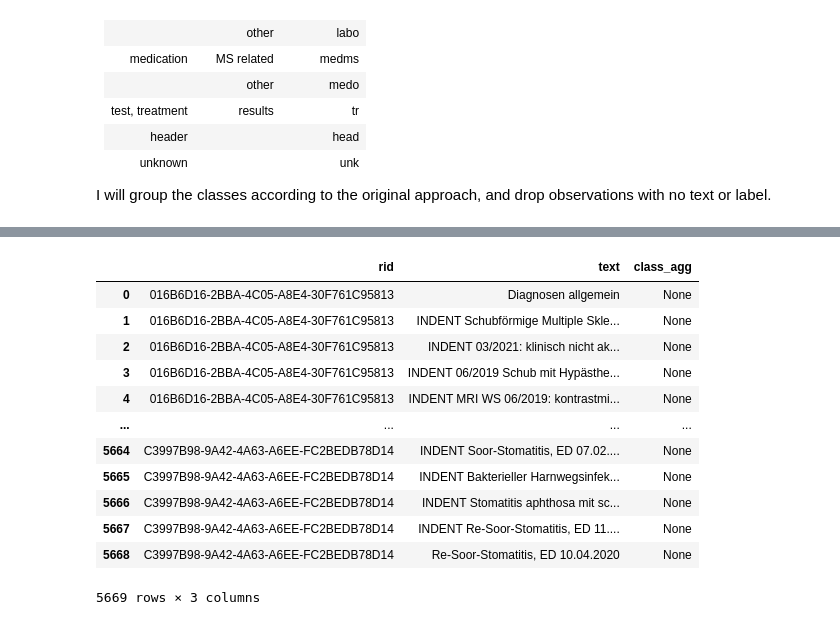
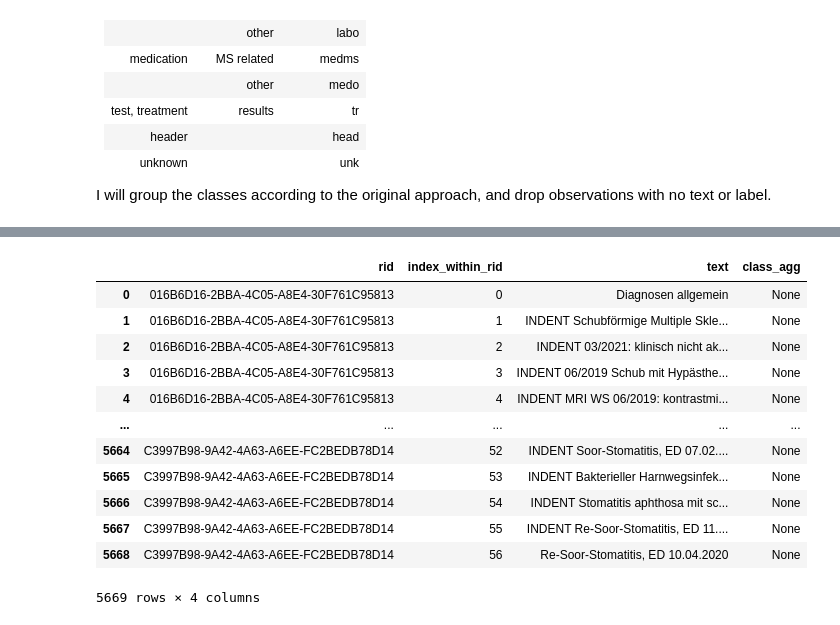
Before and after one commit to maregli/inf-extr, a Jupyter notebook: notebooks/data_preprocessing/01_classifying_text_lines.ipynb, the cells around one changed output, grey strips where cells are left out. Cells and saved outputs as stored; diff of their text form; code cells hidden in the pictures.

Commit message:
added support for index within rid

```diff
--- a/notebooks/data_preprocessing/01_classifying_text_lines.ipynb
+++ b/notebooks/data_preprocessing/01_classifying_text_lines.ipynb
@@ -194,23 +197,23 @@ df_test.to_csv(os.path.join(paths.DATA_PATH_PREPROCESSED, "line-label/line-label
 # %%
 # Loading all of the data for dataset clf2 construction
 df_all = pd.read_csv(paths.DATA_PATH_PREPROCESSED/"midatams/seantis_kisim.csv")
-df_all = df_all[["research_id", "text"]].rename(columns={"research_id": "rid"})
+df_all = df_all[["research_id", "index_within_rid","text"]].rename(columns={"research_id": "rid"})
 df_all["class_agg"] = None
 df_all
 # %% [output]
-|  | rid | text | class_agg |
-| 0 | 016B6D16-2BBA-4C05-A8E4-30F761C95813 | Diagnosen allgemein | None |
-| 1 | 016B6D16-2BBA-4C05-A8E4-30F761C95813 | INDENT Schubförmige Multiple Skle... | None |
-| 2 | 016B6D16-2BBA-4C05-A8E4-30F761C95813 | INDENT 03/2021: klinisch nicht ak... | None |
-| 3 | 016B6D16-2BBA-4C05-A8E4-30F761C95813 | INDENT 06/2019 Schub mit Hypästhe... | None |
-| 4 | 016B6D16-2BBA-4C05-A8E4-30F761C95813 | INDENT MRI WS 06/2019: kontrastmi... | None |
-| ... | ... | ... | ... |
-| 5664 | C3997B98-9A42-4A63-A6EE-FC2BEDB78D14 | INDENT Soor-Stomatitis, ED 07.02.... | None |
-| 5665 | C3997B98-9A42-4A63-A6EE-FC2BEDB78D14 | INDENT Bakterieller Harnwegsinfek... | None |
-| 5666 | C3997B98-9A42-4A63-A6EE-FC2BEDB78D14 | INDENT Stomatitis aphthosa mit sc... | None |
-| 5667 | C3997B98-9A42-4A63-A6EE-FC2BEDB78D14 | INDENT Re-Soor-Stomatitis, ED 11.... | None |
-| 5668 | C3997B98-9A42-4A63-A6EE-FC2BEDB78D14 | Re-Soor-Stomatitis, ED 10.04.2020 | None |
+|  | rid | index_within_rid | text | class_agg |
+| 0 | 016B6D16-2BBA-4C05-A8E4-30F761C95813 | 0 | Diagnosen allgemein | None |
+| 1 | 016B6D16-2BBA-4C05-A8E4-30F761C95813 | 1 | INDENT Schubförmige Multiple Skle... | None |
+| 2 | 016B6D16-2BBA-4C05-A8E4-30F761C95813 | 2 | INDENT 03/2021: klinisch nicht ak... | None |
+| 3 | 016B6D16-2BBA-4C05-A8E4-30F761C95813 | 3 | INDENT 06/2019 Schub mit Hypästhe... | None |
+| 4 | 016B6D16-2BBA-4C05-A8E4-30F761C95813 | 4 | INDENT MRI WS 06/2019: kontrastmi... | None |
+| ... | ... | ... | ... | ... |
+| 5664 | C3997B98-9A42-4A63-A6EE-FC2BEDB78D14 | 52 | INDENT Soor-Stomatitis, ED 07.02.... | None |
+| 5665 | C3997B98-9A42-4A63-A6EE-FC2BEDB78D14 | 53 | INDENT Bakterieller Harnwegsinfek... | None |
+| 5666 | C3997B98-9A42-4A63-A6EE-FC2BEDB78D14 | 54 | INDENT Stomatitis aphthosa mit sc... | None |
+| 5667 | C3997B98-9A42-4A63-A6EE-FC2BEDB78D14 | 55 | INDENT Re-Soor-Stomatitis, ED 11.... | None |
+| 5668 | C3997B98-9A42-4A63-A6EE-FC2BEDB78D14 | 56 | Re-Soor-Stomatitis, ED 10.04.2020 | None |
-5669 rows × 3 columns
+5669 rows × 4 columns
 # %%
 # Create HuggingFace Dataset
 dataset = DatasetDict({
```
Also changed, not shown: parts of 3 cells of this notebook, 4 other files.
